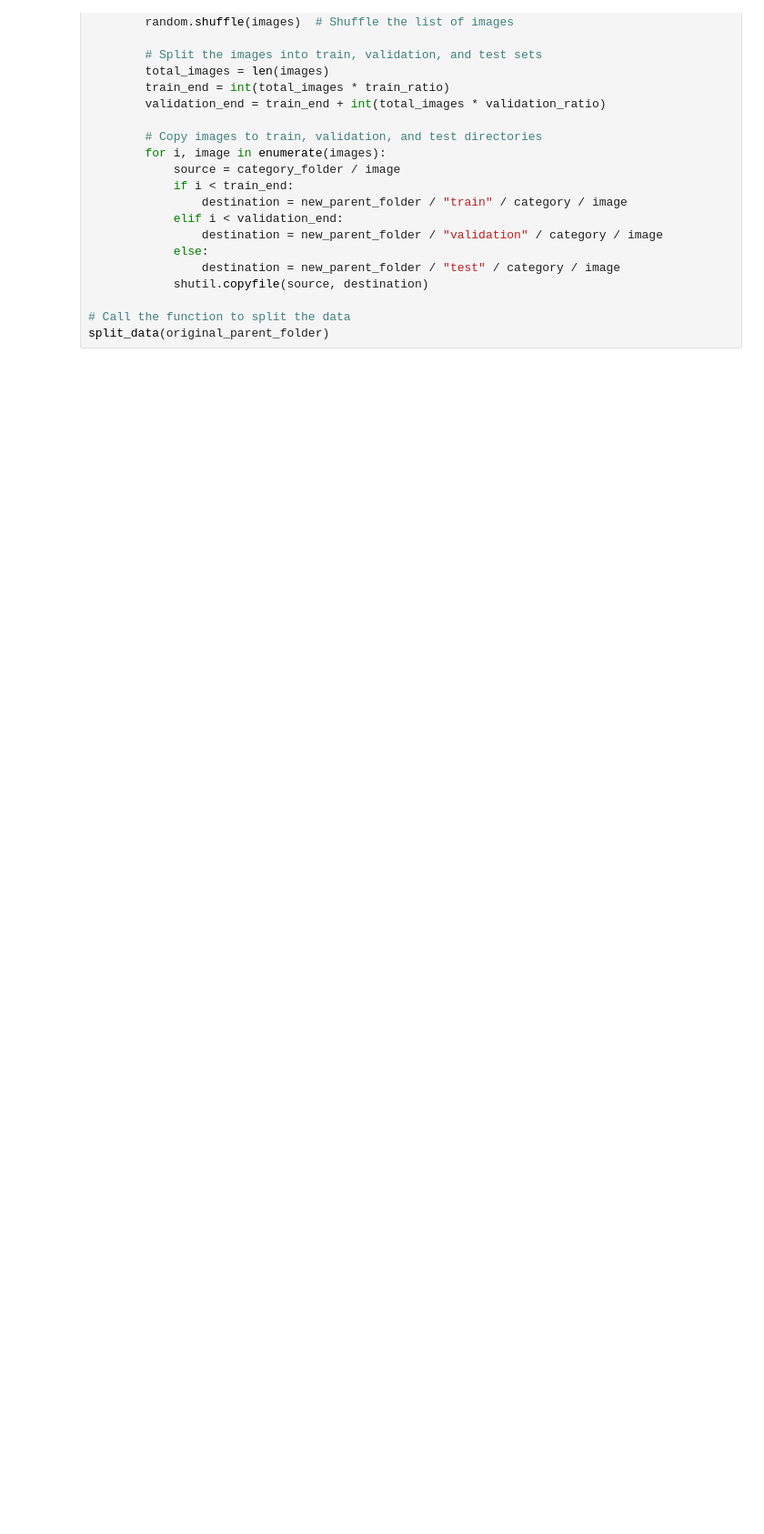
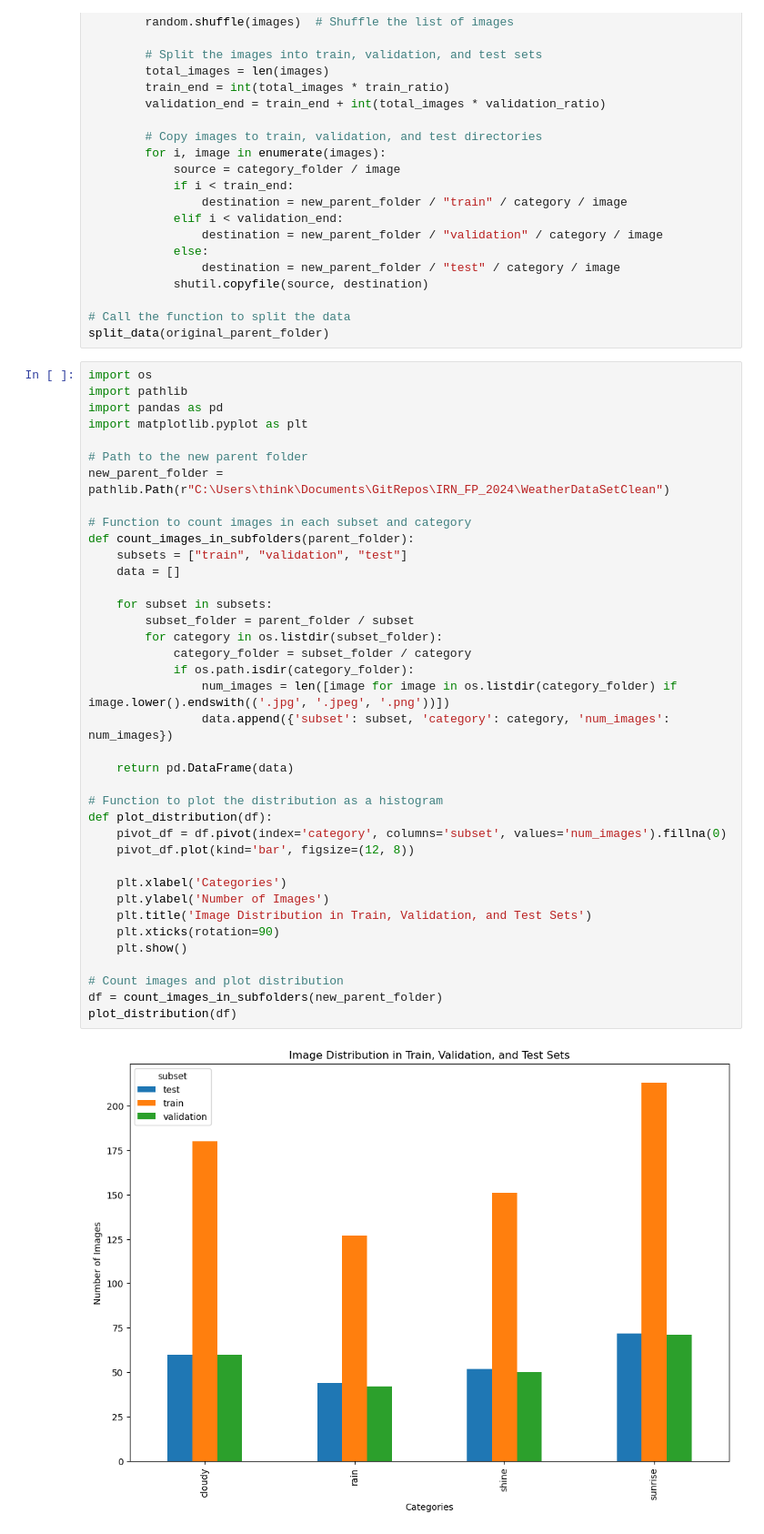
Before and after one commit to n0teventrying/IRN_FP_2024, a Jupyter notebook: PF_IRN_2024.ipynb, the cells around one changed output. Shown at 91% size. Drawn from its saved outputs; the diff is of its cells as text; blank space fills up the shorter version.

```diff
--- a/PF_IRN_2024.ipynb
+++ b/PF_IRN_2024.ipynb
@@ -161,3 +161,43 @@ def split_data(parent_folder, train_ratio=0.6, validation_ratio=0.2, test_ratio=
 
 # Call the function to split the data
 split_data(original_parent_folder)
+# %%
+import os
+import pathlib
+import pandas as pd
+import matplotlib.pyplot as plt
+
+# Path to the new parent folder
+new_parent_folder = pathlib.Path(r"C:\Users\think\Documents\GitRepos\IRN_FP_2024\WeatherDataSetClean")
+
+# Function to count images in each subset and category
+def count_images_in_subfolders(parent_folder):
+    subsets = ["train", "validation", "test"]
+    data = []
+
+    for subset in subsets:
+        subset_folder = parent_folder / subset
+        for category in os.listdir(subset_folder):
+            category_folder = subset_folder / category
+            if os.path.isdir(category_folder):
+                num_images = len([image for image in os.listdir(category_folder) if image.lower().endswith(('.jpg', '.jpeg', '.png'))])
+                data.append({'subset': subset, 'category': category, 'num_images': num_images})
+
+    return pd.DataFrame(data)
+
+# Function to plot the distribution as a histogram
+def plot_distribution(df):
+    pivot_df = df.pivot(index='category', columns='subset', values='num_images').fillna(0)
+    pivot_df.plot(kind='bar', figsize=(12, 8))
+
+    plt.xlabel('Categories')
+    plt.ylabel('Number of Images')
+    plt.title('Image Distribution in Train, Validation, and Test Sets')
+    plt.xticks(rotation=90)
+    plt.show()
+
+# Count images and plot distribution
+df = count_images_in_subfolders(new_parent_folder)
+plot_distribution(df)
+# %% [output]
+[figure, added]
```
Also changed, not shown: parts of 1 cell of this notebook.
